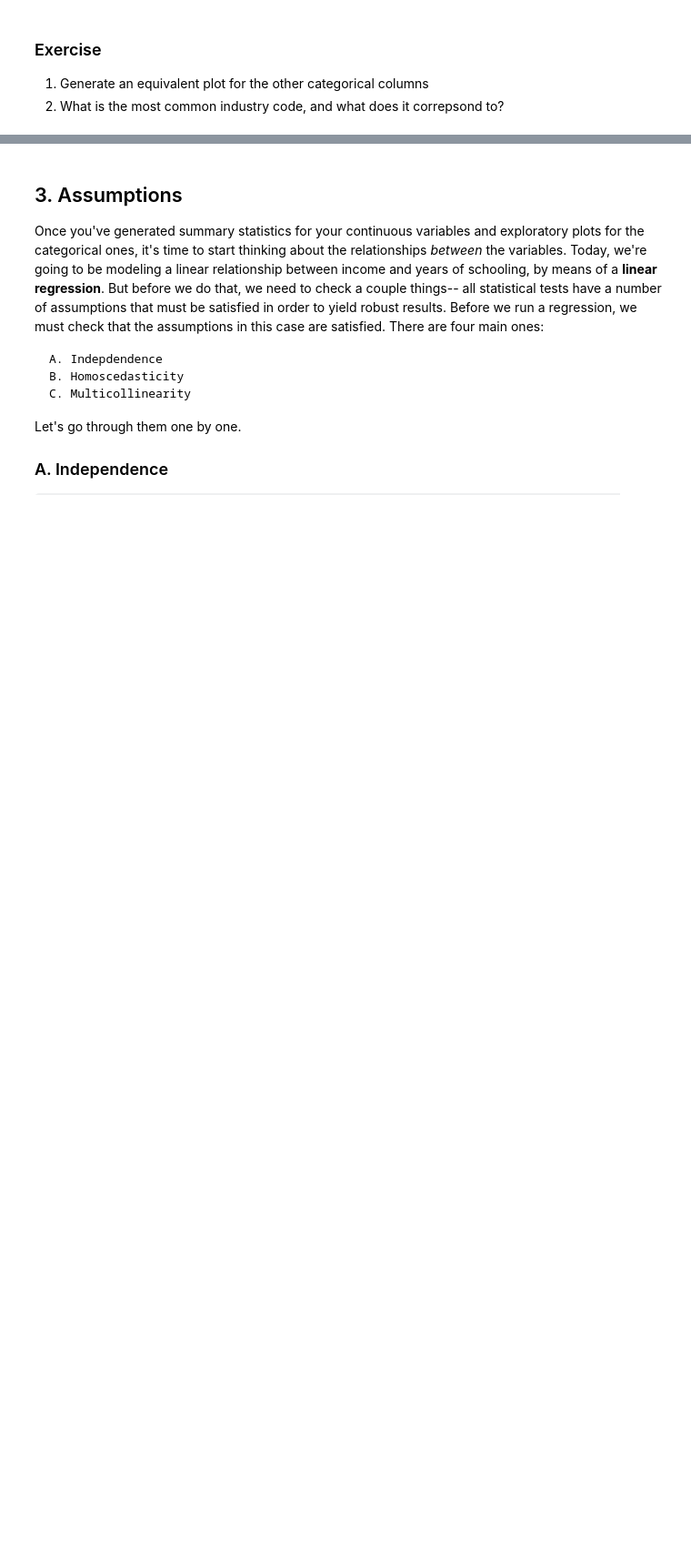
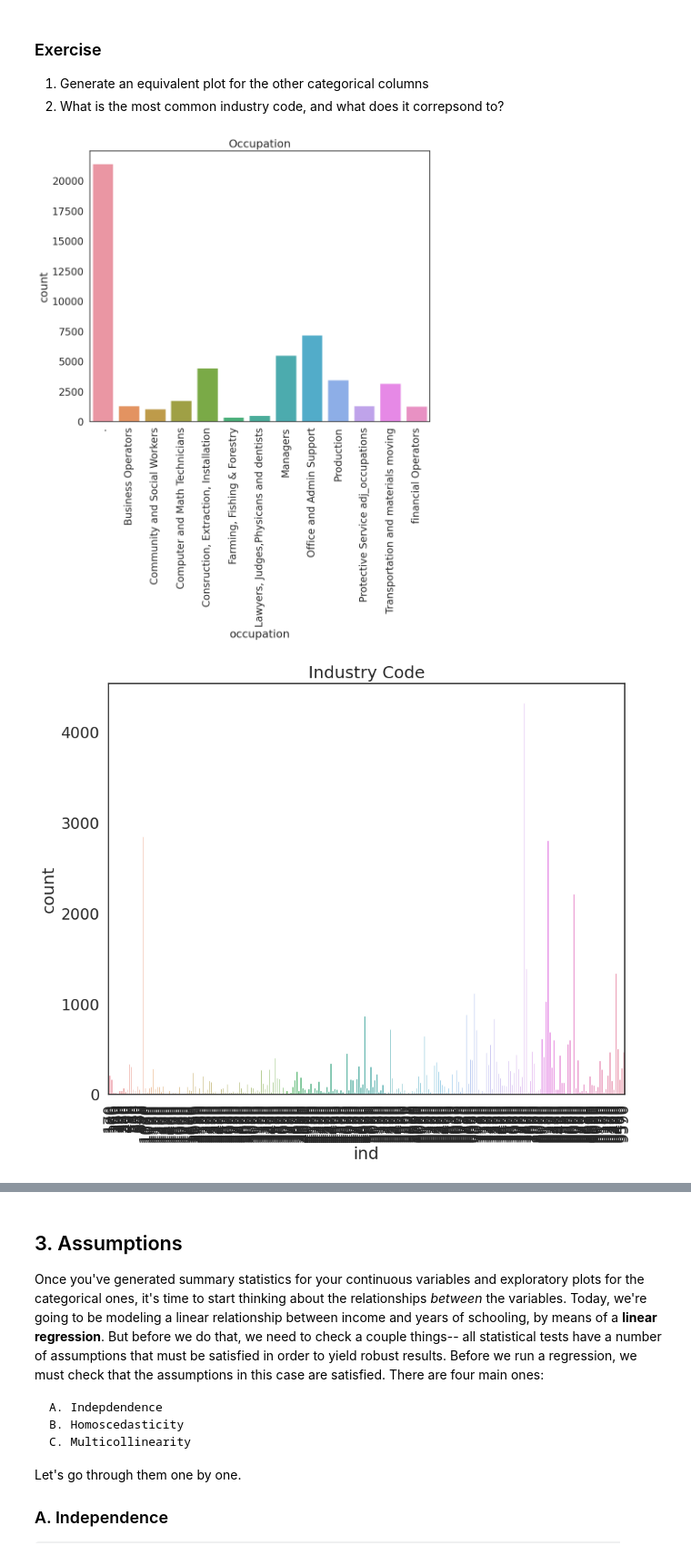
Before and after one commit to gr8imajoke/QM2, a Jupyter notebook: notebooks/W08. Linear Regression.ipynb, the cells around one changed output, grey strips where cells are left out. Shown at 91% size. Saved outputs shown, nothing was run; the diff lists cells and outputs as text; code cells hidden in the pictures; blank space fills up the shorter version.

```diff
--- a/notebooks/W08. Linear Regression.ipynb
+++ b/notebooks/W08. Linear Regression.ipynb
@@ -170,3 +168,61 @@ plt.show() # show the plot
 
 1. Generate an equivalent plot for the other categorical columns
 2. What is the most common industry code, and what does it correpsond to?
+# %%
+#generate plots for 'union','sex','occupation','ind','state'
+
+reg_df.columns
+
+#union
+# sns.countplot(data=reg_df, x='union') # plot the union variable
+# plt.title('Union Membership') # add a title
+# plt.xlabel('') # remove the x axis label
+# plt.xticks(ticks=[0,1,2],labels=['No union coverage','Member of labor union','Covered by union but not a member']) # replace the x axis labels with more descriptive labels
+# plt.show() # show the plot
+
+#sex
+# sns.countplot(data=reg_df, x='sex') # plot the union variable
+# plt.title('Sex') # add a title
+# plt.xlabel('') # remove the x axis label
+# plt.xticks(ticks=[0,1],labels=['Male', 'Female']) # replace the x axis labels with more descriptive labels
+# plt.show() # show the plot
+
+#Occupation
+sns.countplot(data=reg_df, x='occupation') # plot the union variable
+plt.title('Occupation') # add a title
+# plt.xlabel('') # remove the x axis label
+# plt.xticks(ticks=[0,1],labels=['A','B']) # replace the x axis labels with more descriptive labels
+plt.xticks(rotation=90)
+plt.show() # show the plot
+
+#Industry Code
+
+sns.countplot(data=reg_df, x='ind') # plot the union variable
+plt.title('Industry Code') # add a title
+# plt.xlabel('') # remove the x axis label
+# plt.xticks(ticks=[0,1],labels=['C','D']) # replace the x axis labels with more descriptive labels
+plt.xticks(rotation=90)
+plt.show() # show the plot
+
+#State
+sns.countplot(data=reg_df, x='state') # plot the union variable
+plt.title('State of Residence') # add a title
+# plt.xlabel('') # remove the x axis label
+# plt.xticks(ticks=[0,1],labels=['C','D']) # replace the x axis labels with more descriptive labels
+plt.xticks(rotation=90)
+plt.show() # show the plot
+
+
+
+"""Our dataframe has 10 columns:
+
+incwage: Wage and salary income
+realhrwage: Real Hourly Wage
+occupation: Occupation
+ind: industry code
+state: FIPS code denoting the state of residence."""
+
+#find the most common industry code
+# %% [output]
+[figure, added]
+[figure, added]
```
Also changed, not shown: parts of 5 cells of this notebook.
